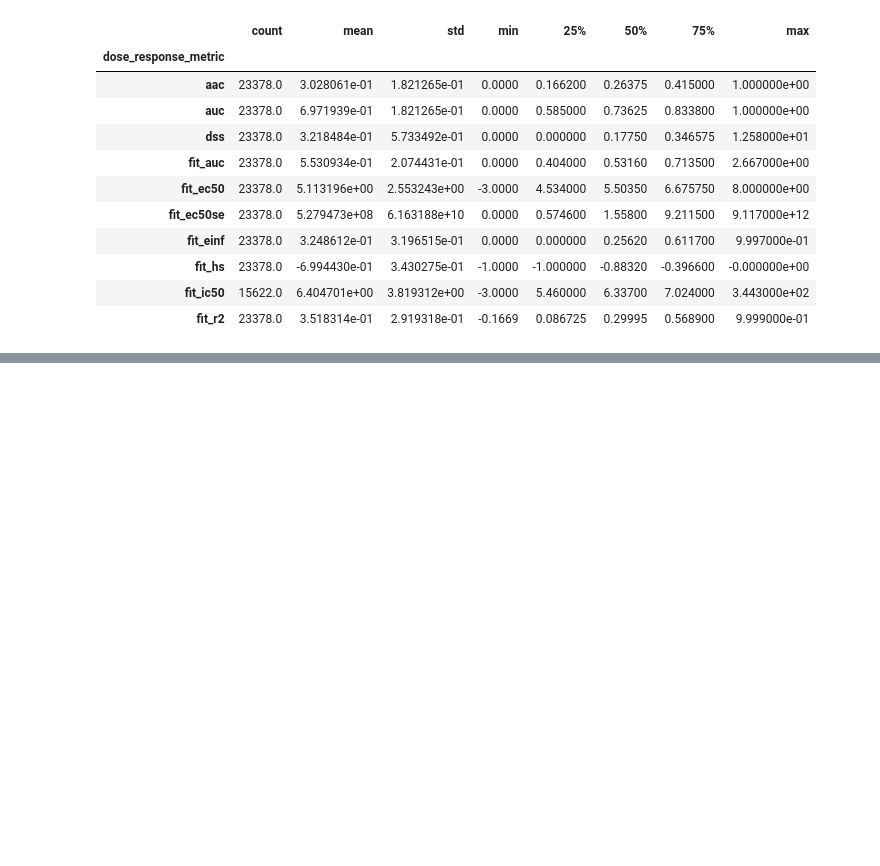
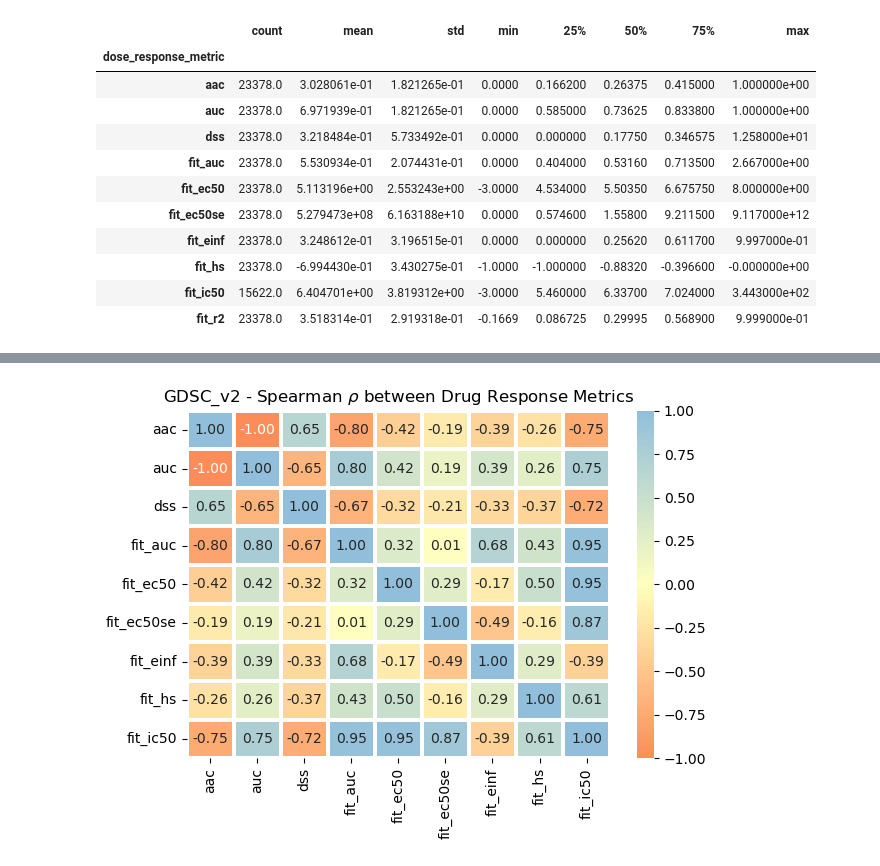
Before and after one commit to PNNL-CompBio/coderdata, a Jupyter notebook: notebooks/dataset_statistics.ipynb, the cells around one changed output, grey strips where cells are left out. Cells and saved outputs as stored; diff of their text form; code cells hidden in the pictures; blank space fills up the shorter version.

```diff
--- a/notebooks/dataset_statistics.ipynb
+++ b/notebooks/dataset_statistics.ipynb
@@ -69,0 +166,3 @@ Text(0.5, 0.98, 'Distribution of drug response values in "beataml"')
+# %%
+data_for_corr = data_plot.drop(columns=["source", "improve_sample_id", "improve_drug_id", "study", "time", "time_unit", "fit_r2"])
+data_for_corr
@@ -69,0 +183,3 @@ Text(0.5, 0.98, 'Distribution of drug response values in "beataml"')
+# %%
+sp_corr = data_for_corr.corr(method="spearman")
+sp_corr
@@ -69,0 +211,20 @@ Text(0.5, 0.98, 'Distribution of drug response values in "beataml"')
+# %%
+fig, ax = plt.subplots()
+
+sns.heatmap(
+    sp_corr,
+    ax=ax,
+    annot=True,
+    linewidth=1.5,
+    fmt=".2f",
+    cmap="cmap_1",
+    robust=True,
+    vmin=-1,
+    vmax=1,
+    )
+rho = r"$\rho$"
+plt.title(f"{experiment} - Spearman {rho} between Drug Response Metrics")
+plt.tight_layout()
+plt.savefig(f"{experiment}-spearman-heatmap.pdf")
+# %% [output]
+[figure, added]
```
Also changed, not shown: parts of 17 cells of this notebook.
